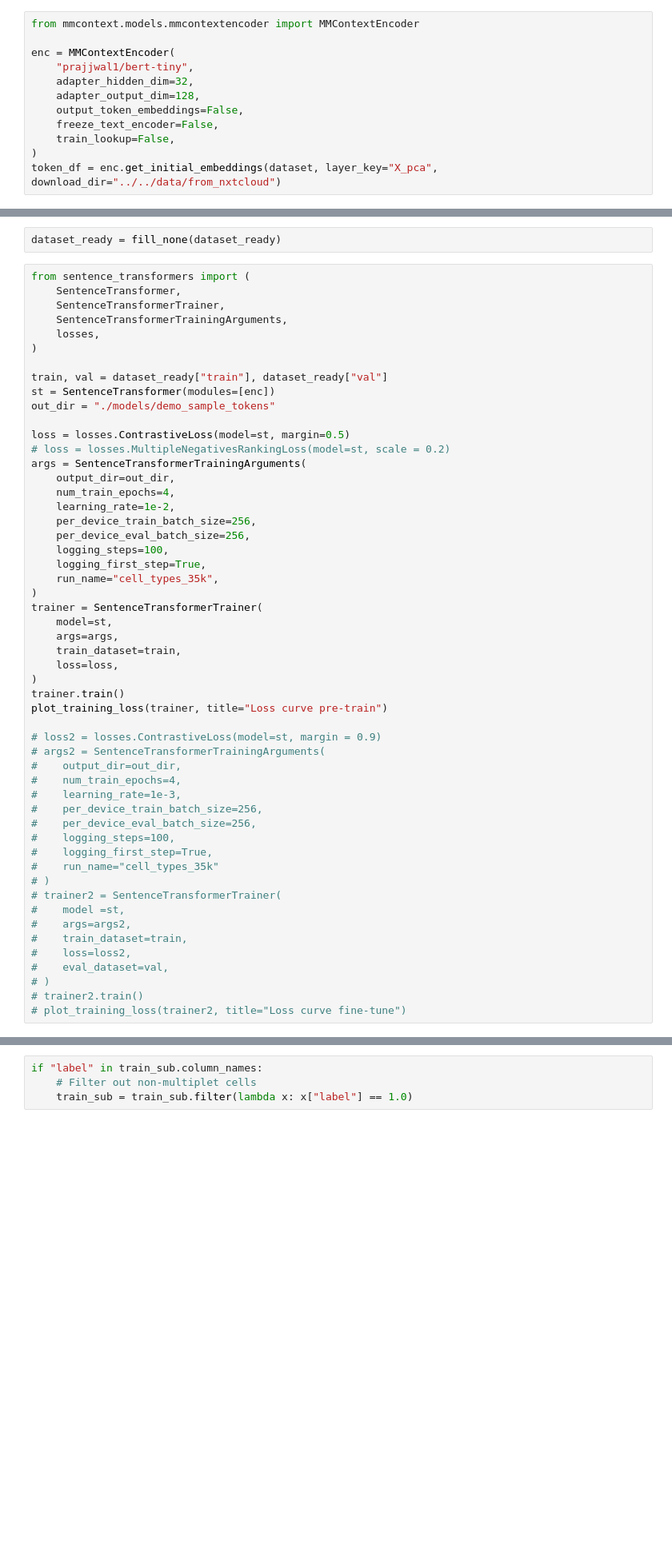
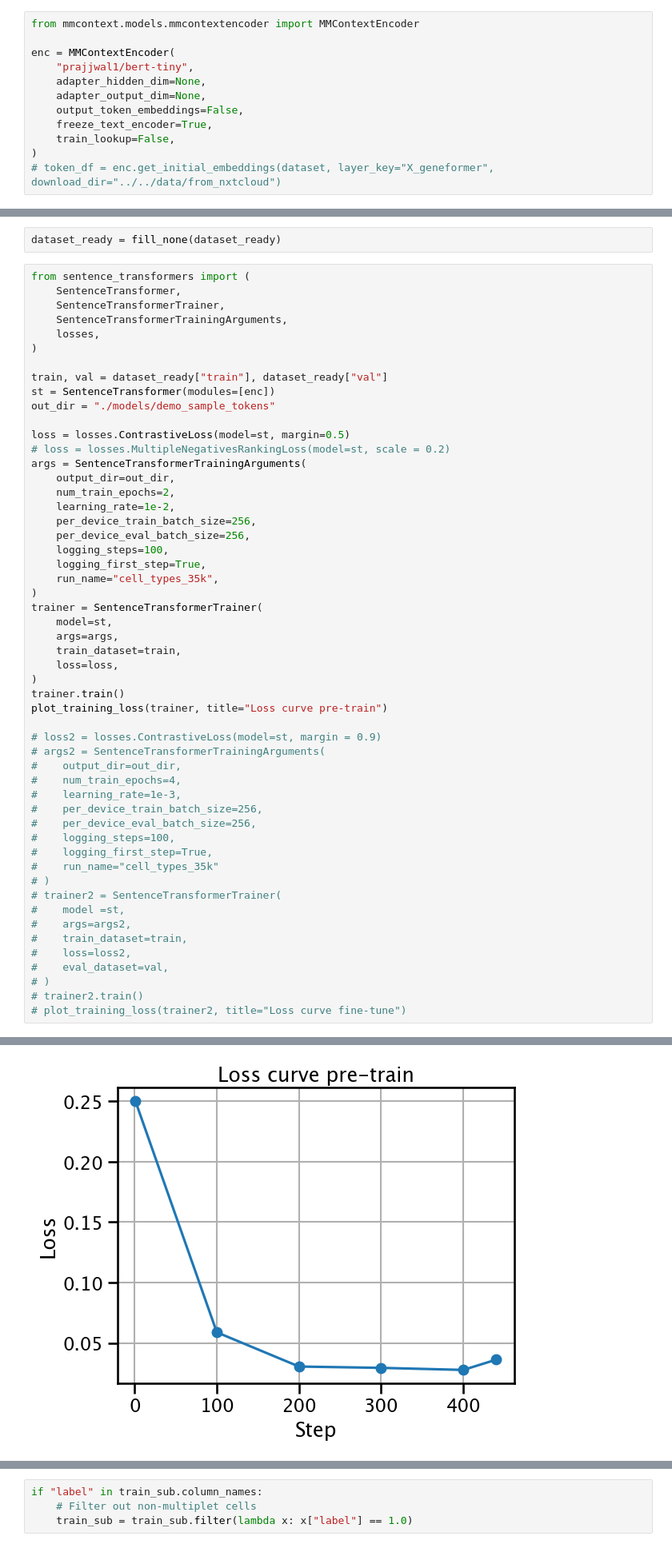
Before and after one commit to mengerj/mmcontext, a Jupyter notebook: exploratory/notebooks/MMContextEncoder_training_realdata.ipynb, the cells around one changed output, grey strips where cells are left out. Shown at 80% size. Cells and saved outputs as stored; diff of their text form; blank space fills up the shorter version.

```diff
--- a/exploratory/notebooks/MMContextEncoder_training_realdata.ipynb
+++ b/exploratory/notebooks/MMContextEncoder_training_realdata.ipynb
@@ -43,10 +41,10 @@ from mmcontext.models.mmcontextencoder import MMContextEncoder
 
 enc = MMContextEncoder(
     "prajjwal1/bert-tiny",
-    adapter_hidden_dim=32,
-    adapter_output_dim=128,
+    adapter_hidden_dim=None,
+    adapter_output_dim=None,
     output_token_embeddings=False,
-    freeze_text_encoder=False,
+    freeze_text_encoder=True,
     train_lookup=False,
 )
-token_df = enc.get_initial_embeddings(dataset, layer_key="X_pca", download_dir="../../data/from_nxtcloud")
+# token_df = enc.get_initial_embeddings(dataset, layer_key="X_geneformer", download_dir="../../data/from_nxtcloud")
@@ -110,7 +91,7 @@ loss = losses.ContrastiveLoss(model=st, margin=0.5)
 # loss = losses.MultipleNegativesRankingLoss(model=st, scale = 0.2)
 args = SentenceTransformerTrainingArguments(
     output_dir=out_dir,
-    num_train_epochs=4,
+    num_train_epochs=2,
     learning_rate=1e-2,
     per_device_train_batch_size=256,
     per_device_eval_batch_size=256,
@@ -179,0 +142 @@ View run at https://wandb.ai/mengerj-universit-tsklinikum-freiburg/sentence-tran
+[figure, added]
```
Also changed, not shown: parts of 7 cells of this notebook, 1 other file.
